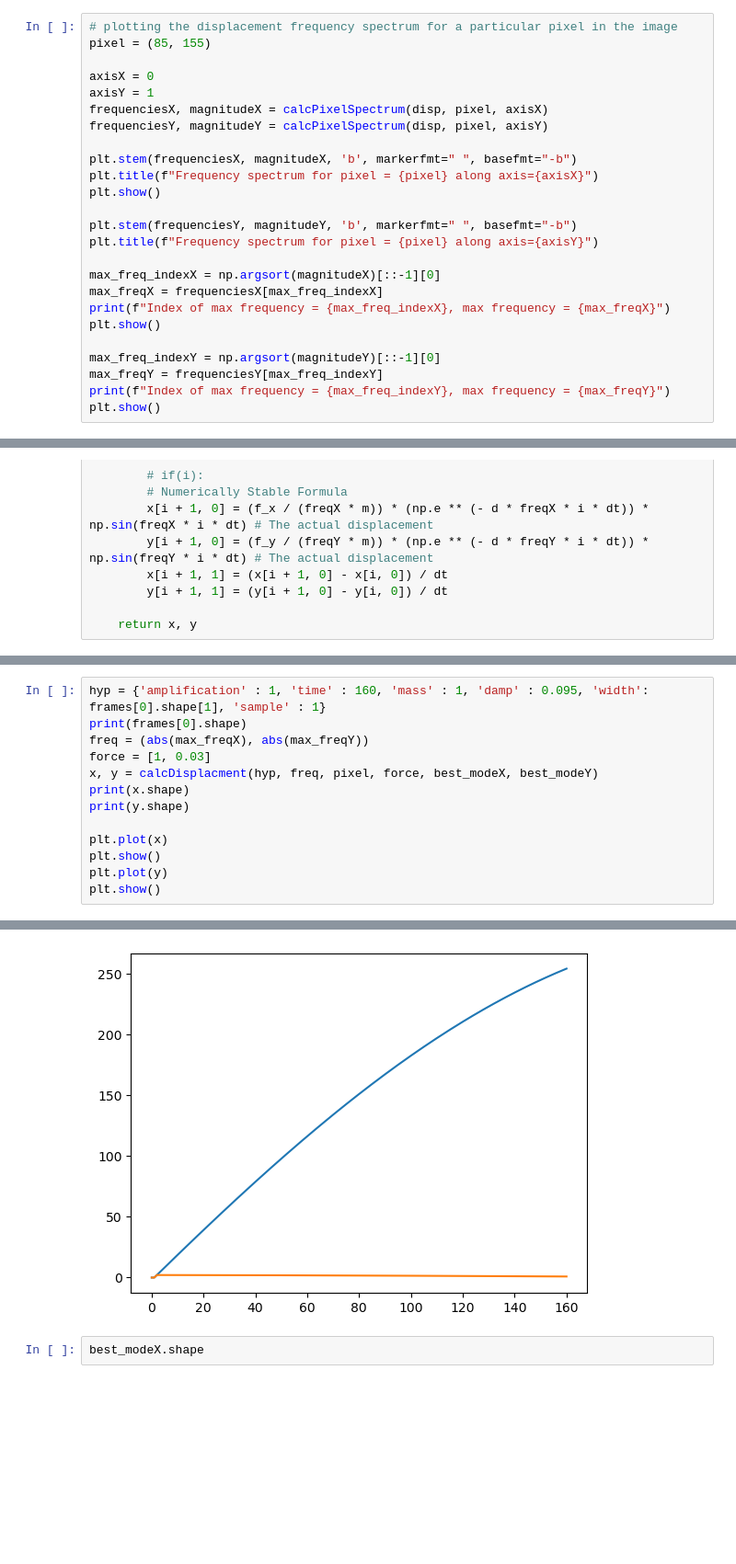
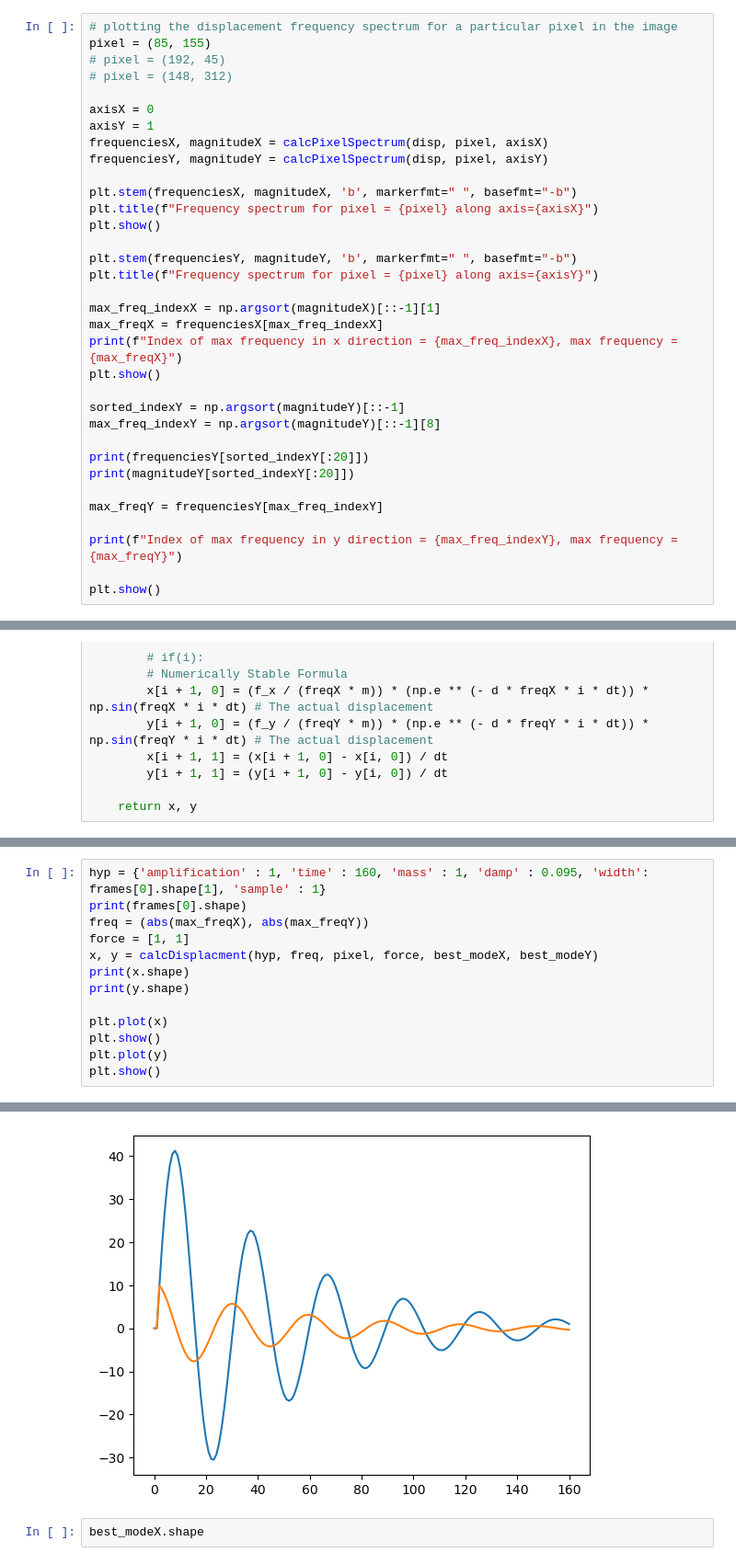
Before and after one commit to akshatsanghvi211103/DIP_Project, a Jupyter notebook: modal_analysis.ipynb, the cells around one changed output, grey strips where cells are left out. Shown: that part at 92% size. Drawn from its saved outputs; the diff is of its cells as text; blank space fills up the shorter version.

```diff
--- a/modal_analysis.ipynb
+++ b/modal_analysis.ipynb
@@ -195,6 +195,8 @@ def calcPixelSpectrum(disp, pixel, axis=0):
 # %%
 # plotting the displacement frequency spectrum for a particular pixel in the image
 pixel = (85, 155)
+# pixel = (192, 45)
+# pixel = (148, 312)
 
 axisX = 0
 axisY = 1
@@ -208,14 +210,21 @@ plt.show()
 plt.stem(frequenciesY, magnitudeY, 'b', markerfmt=" ", basefmt="-b")
 plt.title(f"Frequency spectrum for pixel = {pixel} along axis={axisY}")
 
-max_freq_indexX = np.argsort(magnitudeX)[::-1][0]
+max_freq_indexX = np.argsort(magnitudeX)[::-1][1]
 max_freqX = frequenciesX[max_freq_indexX]
-print(f"Index of max frequency = {max_freq_indexX}, max frequency = {max_freqX}")
+print(f"Index of max frequency in x direction = {max_freq_indexX}, max frequency = {max_freqX}")
 plt.show()
 
-max_freq_indexY = np.argsort(magnitudeY)[::-1][0]
+sorted_indexY = np.argsort(magnitudeY)[::-1]
+max_freq_indexY = np.argsort(magnitudeY)[::-1][8]
+
+print(frequenciesY[sorted_indexY[:20]])
+print(magnitudeY[sorted_indexY[:20]])
+
 max_freqY = frequenciesY[max_freq_indexY]
-print(f"Index of max frequency = {max_freq_indexY}, max frequency = {max_freqY}")
+
+print(f"Index of max frequency in y direction = {max_freq_indexY}, max frequency = {max_freqY}")
+
 plt.show()
 # %% [output]
 [figure]
@@ -395,22 +412,22 @@ print(max_freqX)
 # %%
 hyp = {'amplification' : 1, 'time' : 160, 'mass' : 1, 'damp' : 0.095, 'width': frames[0].shape[1], 'sample' : 1}
 print(frames[0].shape)
 freq = (abs(max_freqX), abs(max_freqY))
-force = [1, 0.03]
+force = [1, 1]
 x, y = calcDisplacment(hyp, freq, pixel, force, best_modeX, best_modeY)
 print(x.shape)
 print(y.shape)
 
 plt.plot(x)
 plt.show()
 plt.plot(y)
 plt.show()
 # %% [output]
 (416, 336)
 (161, 2)
 (161, 2)
 [figure]
-[figure, old version]
+[figure, new version]
 # %%
 best_modeX.shape
 # %% [output]
```
Also changed, not shown: parts of 5 cells of this notebook, 1 other file.
